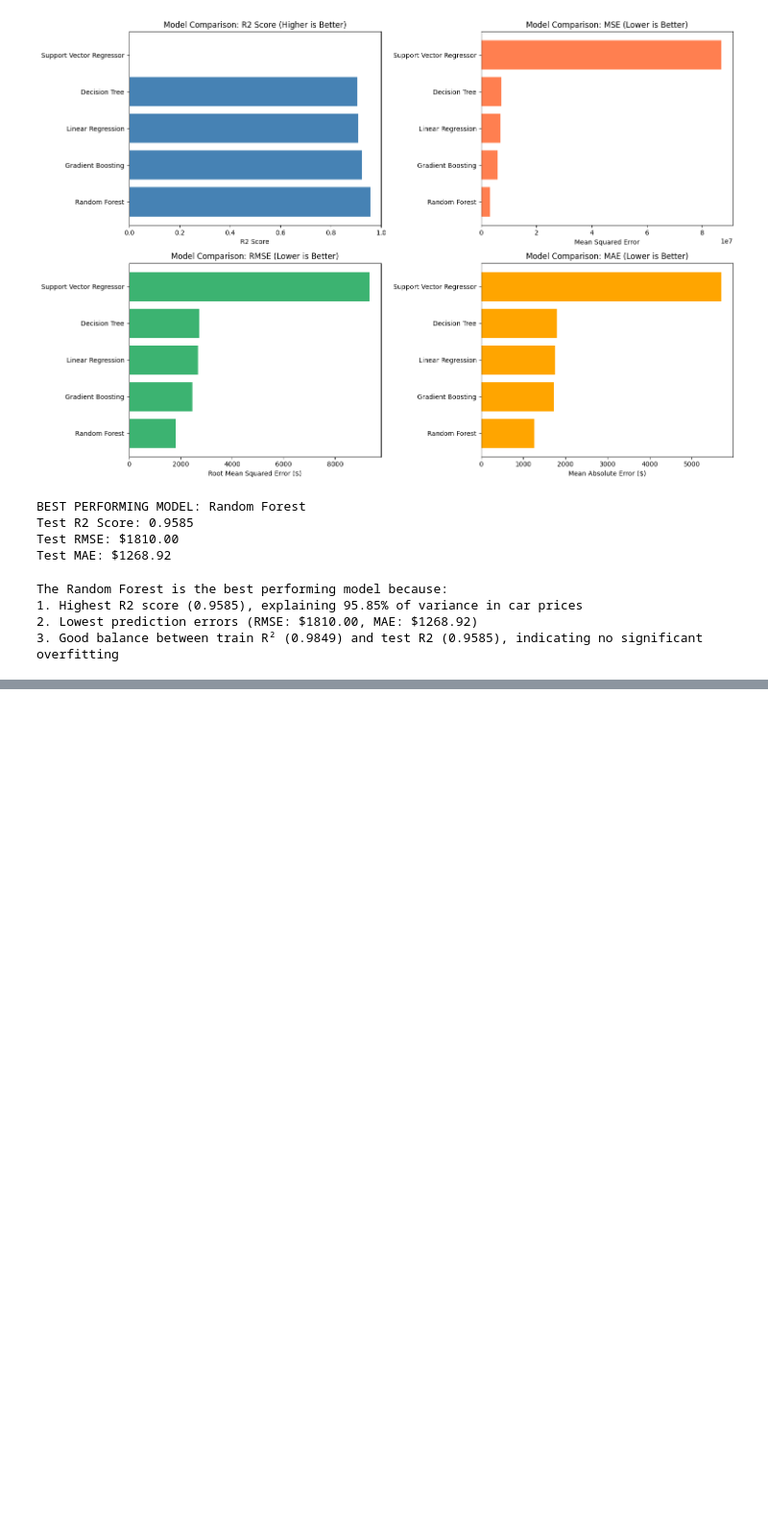
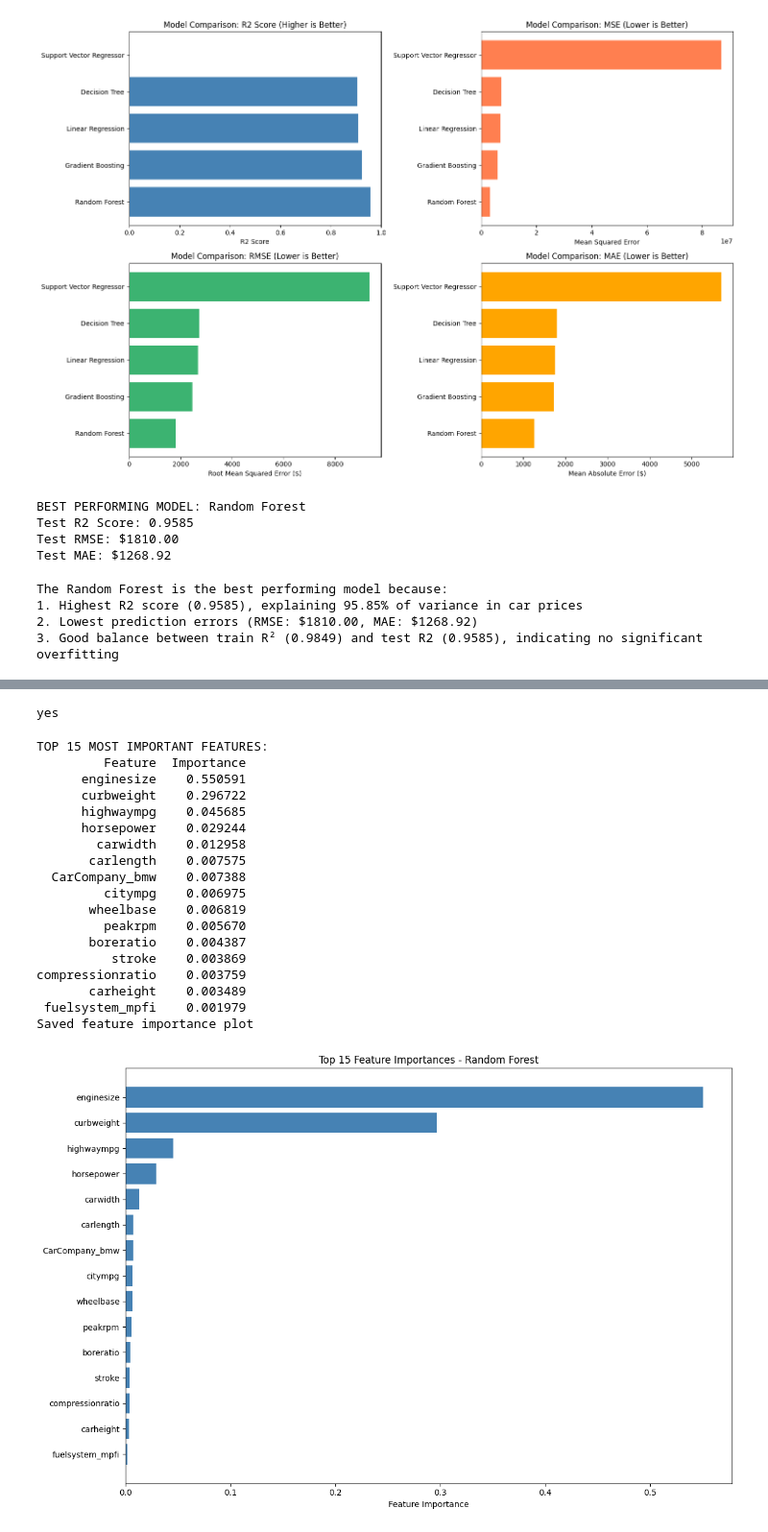
Before and after one commit to ukunnath/entri, a Jupyter notebook: codeathon-module4/Untitled.ipynb, the cells around one changed output, grey strips where cells are left out. Shown: that part at 96% size. Cells and saved outputs as stored; diff of their text form; code cells hidden in the pictures; blank space fills up the shorter version.

```diff
--- a/codeathon-module4/Untitled.ipynb
+++ b/codeathon-module4/Untitled.ipynb
@@ -477,0 +520,73 @@ plt.savefig('actual_vs_predicted.png', dpi=300, bbox_inches='tight')
+# %%
+if hasattr(best_model, 'feature_importances_'):
+    print("yes")
+# %% [output]
+yes
+# %%
+if hasattr(best_model, 'feature_importances_'):
+    # Tree-based models
+    importances = best_model.feature_importances_
+    feature_importance_df = pd.DataFrame({
+        'Feature': feature_names,
+        'Importance': importances
+    }).sort_values('Importance', ascending=False)
+
+    print("TOP 15 MOST IMPORTANT FEATURES:")
+    print(feature_importance_df.head(15).to_string(index=False))
+
+    # Plot top 15 features
+    plt.figure(figsize=(12, 8))
+    top_features = feature_importance_df.head(15)
+    plt.barh(top_features['Feature'], top_features['Importance'], color='steelblue')
+    plt.xlabel('Feature Importance')
+    plt.title(f'Top 15 Feature Importances - {best_model_name}')
+    plt.gca().invert_yaxis()
+    plt.tight_layout()
+    plt.savefig('feature_importance.png', dpi=300, bbox_inches='tight')
+    print("Saved feature importance plot")
+else:
+    # Use permutation importance for linear models
+    print("Computing permutation importance...")
+    perm_importance = permutation_importance(
+        best_model, X_test_processed, y_test,
+        n_repeats=10, random_state=42, n_jobs=-1
+    )
+
+    feature_importance_df = pd.DataFrame({
+        'Feature': feature_names,
+        'Importance': perm_importance.importances_mean
+    }).sort_values('Importance', ascending=False)
+
+    print("TOP 15 MOST IMPORTANT FEATURES (Permutation Importance):")
+    print(feature_importance_df.head(15).to_string(index=False))
+
+    # Plot top 15 features
+    plt.figure(figsize=(12, 8))
+    top_features = feature_importance_df.head(15)
+    plt.barh(top_features['Feature'], top_features['Importance'], color='steelblue')
+    plt.xlabel('Permutation Importance')
+    plt.title(f'Top 15 Feature Importances - {best_model_name}')
+    plt.gca().invert_yaxis()
+    plt.tight_layout()
+    plt.savefig('feature_importance.png', dpi=300, bbox_inches='tight')
+    print("Saved feature importance plot")
+# %% [output]
+TOP 15 MOST IMPORTANT FEATURES:
+         Feature  Importance
+      enginesize    0.550591
+      curbweight    0.296722
+      highwaympg    0.045685
+      horsepower    0.029244
+        carwidth    0.012958
+       carlength    0.007575
+  CarCompany_bmw    0.007388
+         citympg    0.006975
+       wheelbase    0.006819
+         peakrpm    0.005670
+       boreratio    0.004387
+          stroke    0.003869
+compressionratio    0.003759
+       carheight    0.003489
+ fuelsystem_mpfi    0.001979
+Saved feature importance plot
+[figure, added]
```
Also changed, not shown: parts of 23 cells of this notebook, 1 other file.
